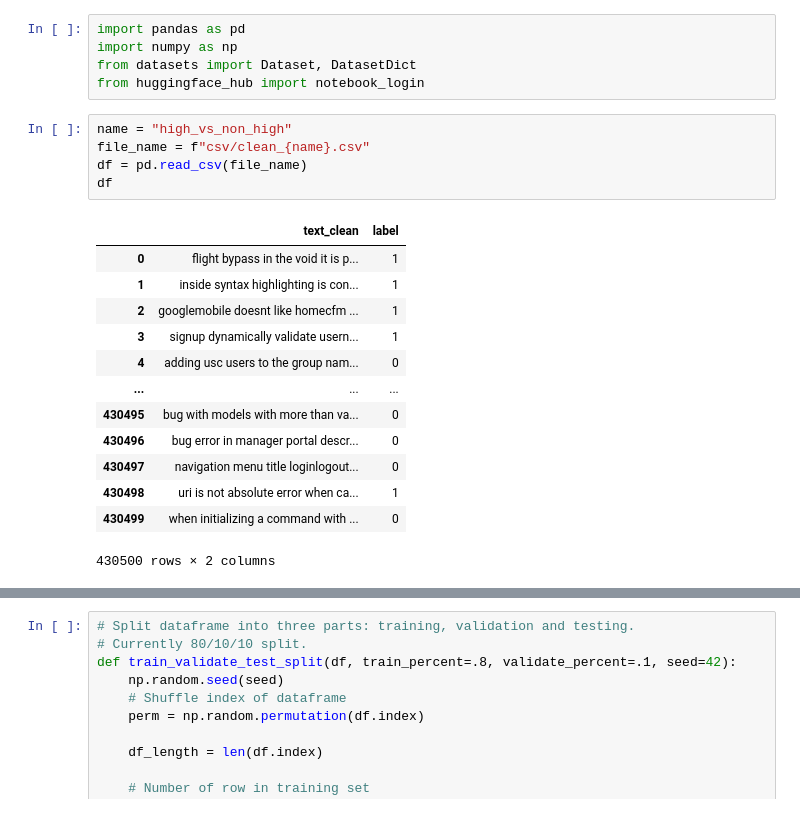
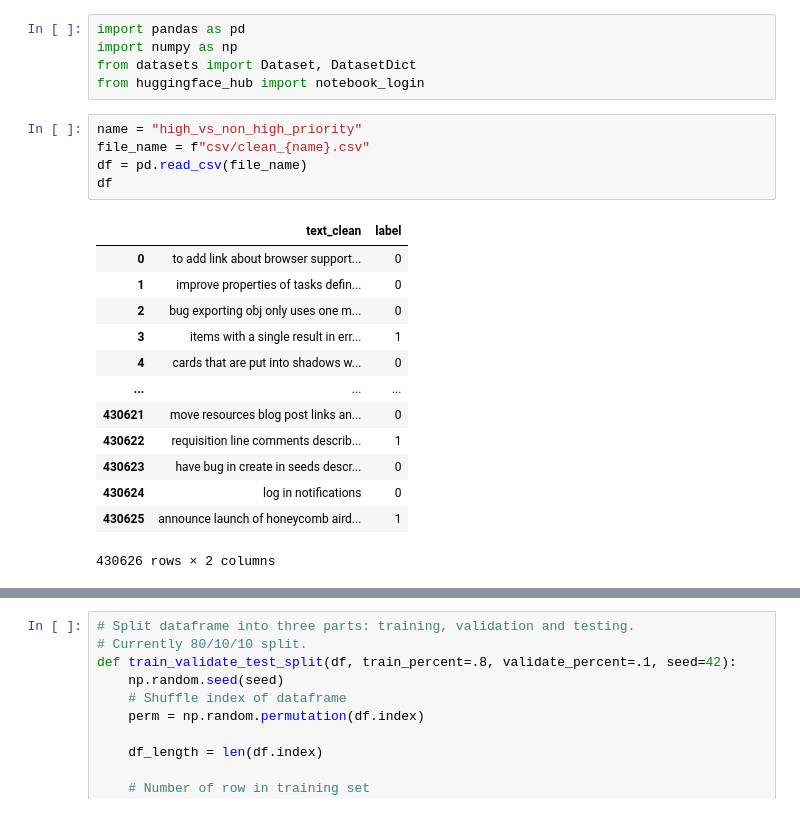
Before and after one commit to Kristmh/thesis_code, a Jupyter notebook: priority/hp_vs_nhp/04_upload_to_huggingface.ipynb, the cells around one changed output, grey strips where cells are left out. Drawn from its saved outputs; the diff is of its cells as text.

```diff
--- a/priority/hp_vs_nhp/04_upload_to_huggingface.ipynb
+++ b/priority/hp_vs_nhp/04_upload_to_huggingface.ipynb
@@ -8,21 +8,21 @@ import numpy as np
 from datasets import Dataset, DatasetDict
 from huggingface_hub import notebook_login
 # %%
-name = "high_vs_non_high"
+name = "high_vs_non_high_priority"
 file_name = f"csv/clean_{name}.csv"
 df = pd.read_csv(file_name)
 df
 # %% [output]
 |  | text_clean | label |
-| 0 | flight bypass in the void it is p... | 1 |
-| 1 | inside syntax highlighting is con... | 1 |
-| 2 | googlemobile doesnt like homecfm ... | 1 |
-| 3 | signup dynamically validate usern... | 1 |
-| 4 | adding usc users to the group nam... | 0 |
+| 0 | to add link about browser support... | 0 |
+| 1 | improve properties of tasks defin... | 0 |
+| 2 | bug exporting obj only uses one m... | 0 |
+| 3 | items with a single result in err... | 1 |
+| 4 | cards that are put into shadows w... | 0 |
 | ... | ... | ... |
-| 430495 | bug with models with more than va... | 0 |
-| 430496 | bug error in manager portal descr... | 0 |
-| 430497 | navigation menu title loginlogout... | 0 |
-| 430498 | uri is not absolute error when ca... | 1 |
-| 430499 | when initializing a command with ... | 0 |
+| 430621 | move resources blog post links an... | 0 |
+| 430622 | requisition line comments describ... | 1 |
+| 430623 | have bug in create in seeds descr... | 0 |
+| 430624 | log in notifications | 0 |
+| 430625 | announce launch of honeycomb aird... | 1 |
-430500 rows × 2 columns
+430626 rows × 2 columns
```
Also changed, not shown: parts of 5 cells of this notebook, 1 other file.
